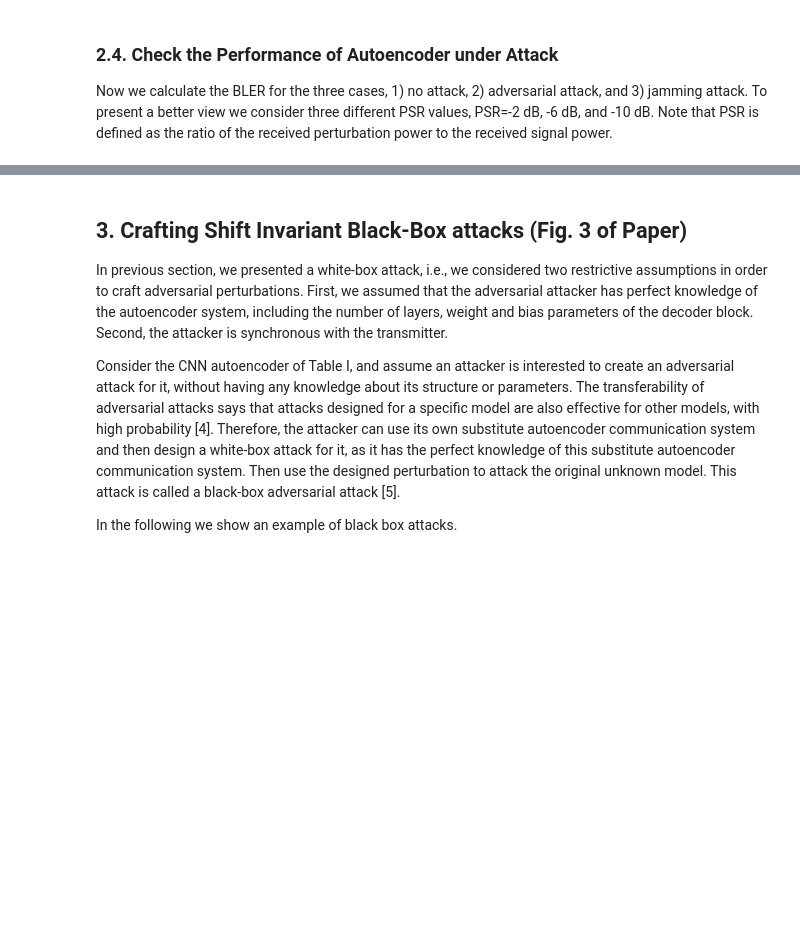
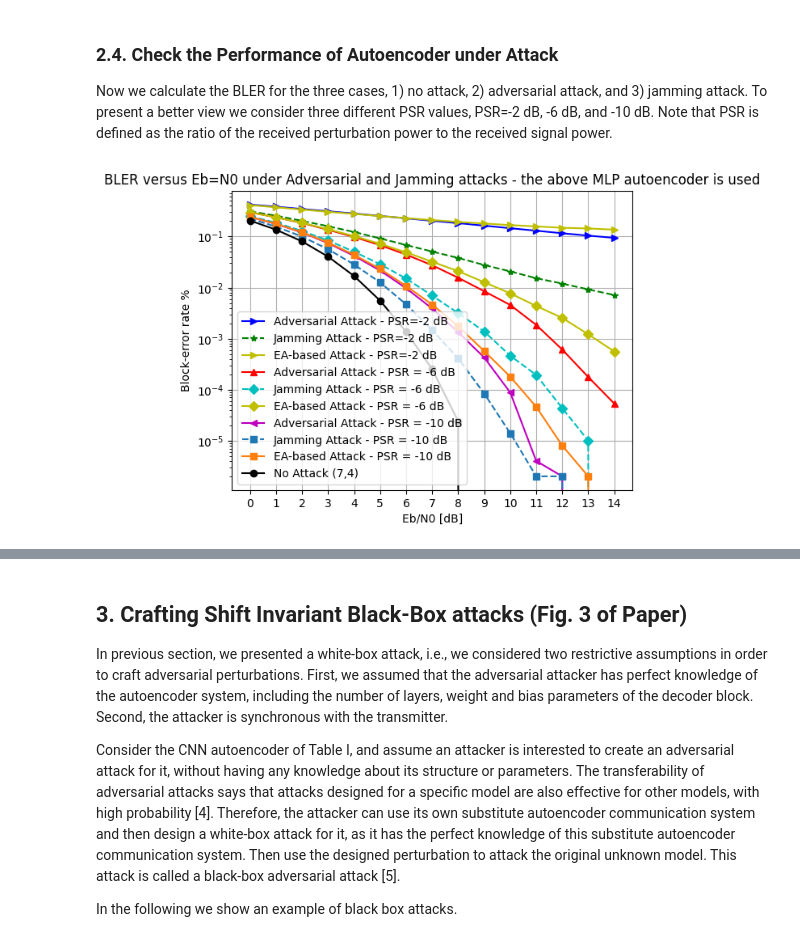
Before and after one commit to LuongHvd/ATTTin-20222, a Jupyter notebook: Adv_Attack_Autoencoders/Physical_Adversarial_Attacks_Against_E2E_Autoencoders.ipynb, the cells around one changed output, grey strips where cells are left out. Saved outputs shown, nothing was run; the diff lists cells and outputs as text; code cells hidden in the pictures; blank space fills up the shorter version.

```diff
--- a/Adv_Attack_Autoencoders/Physical_Adversarial_Attacks_Against_E2E_Autoencoders.ipynb
+++ b/Adv_Attack_Autoencoders/Physical_Adversarial_Attacks_Against_E2E_Autoencoders.ipynb
@@ -110,36 +143,38 @@ ebnodbs = np.linspace(0,14,15,dtype=int)
 batch_size = 1000
 #
 PSR_dB = -2
-_ , BLER_Adv_Attack_minus2, BLER_Jamming_Attack_minus2 = ae_MLP.bler_sim_attack_AWGN(universal_per_fgm_MLP.reshape(1,2,n), PSR_dB, ebnodbs, batch_size, 300) #50
+_ , BLER_Adv_Attack_minus2, BLER_Jamming_Attack_minus2, BLER_Eab_Attack_minus2 = ae_MLP.bler_sim_attack_AWGN_proposed(universal_per_fgm_MLP.reshape(1,2,n), universal_per_eab_MLP.reshape(1,2,n), PSR_dB, ebnodbs, batch_size, 300) #50
 #
 PSR_dB = -6
-_, BLER_Adv_Attack_minus6, BLER_Jamming_Attack_minus6 = ae_MLP.bler_sim_attack_AWGN(universal_per_fgm_MLP.reshape(1,2,n), PSR_dB, ebnodbs, batch_size, 300) #100
+_, BLER_Adv_Attack_minus6, BLER_Jamming_Attack_minus6, BLER_Eab_Attack_minus6 = ae_MLP.bler_sim_attack_AWGN_proposed(universal_per_fgm_MLP.reshape(1,2,n), universal_per_eab_MLP.reshape(1,2,n), PSR_dB, ebnodbs, batch_size, 300) #100
 #
 PSR_dB = -10
-BLER_No_Attack , BLER_Adv_Attack_minus10, BLER_Jamming_Attack_minus10 = ae_MLP.bler_sim_attack_AWGN(universal_per_fgm_MLP.reshape(1,2,n), PSR_dB, ebnodbs, batch_size, 500) # 300
+BLER_No_Attack , BLER_Adv_Attack_minus10, BLER_Jamming_Attack_minus10, BLER_Eab_Attack_minus10 = ae_MLP.bler_sim_attack_AWGN_proposed(universal_per_fgm_MLP.reshape(1,2,n), universal_per_eab_MLP.reshape(1,2,n), PSR_dB, ebnodbs, batch_size, 500) # 300
 #
 # %%
 fig, ax = plt.subplots()
 
-ax.plot(ebnodbs,BLER_Adv_Attack_minus2,'b>-',label='Sadeghi\'s Attack  - PSR=-2 dB')
+ax.plot(ebnodbs,BLER_Adv_Attack_minus2,'b>-',label='Adversarial Attack - PSR=-2 dB')
 ax.plot(ebnodbs,BLER_Jamming_Attack_minus2,'g*--',label='Jamming Attack - PSR=-2 dB')
-ax.plot(ebnodbs,1.5*BLER_Adv_Attack_minus2,'y>-',label='EA-based Attack - PSR=-2 dB')
+ax.plot(ebnodbs,BLER_Eab_Attack_minus2,'y>-',label='EA-based Attack - PSR=-2 dB')
 
-ax.plot(ebnodbs,BLER_Adv_Attack_minus6,'r^-',label='Sadeghi\'s Attack - PSR = -6 dB')
+ax.plot(ebnodbs,BLER_Adv_Attack_minus6,'r^-',label='Adversarial Attack - PSR = -6 dB')
 ax.plot(ebnodbs,BLER_Jamming_Attack_minus6,'cD--',label='Jamming Attack - PSR = -6 dB')
-ax.plot(ebnodbs,1.5*BLER_Adv_Attack_minus6,'yD-',label='EA-based Attack - PSR = -6 dB')
+ax.plot(ebnodbs,BLER_Eab_Attack_minus6,'yD-',label='EA-based Attack - PSR = -6 dB')
 
-ax.plot(ebnodbs,BLER_Adv_Attack_minus10,'m<-',label='Sadeghi\'s Attack - PSR = -10 dB')
+ax.plot(ebnodbs,BLER_Adv_Attack_minus10,'m<-',label='Adversarial Attack - PSR = -10 dB')
 ax.plot(ebnodbs,BLER_Jamming_Attack_minus10,'s--',label='Jamming Attack - PSR = -10 dB')
-ax.plot(ebnodbs,1.5*BLER_Adv_Attack_minus10,'s-',label='EA-based Attack - PSR = -10 dB')
+ax.plot(ebnodbs,BLER_Eab_Attack_minus10,'s-',label='EA-based Attack - PSR = -10 dB')
 
 ax.plot(ebnodbs,BLER_No_Attack,'ko-',label='No Attack ({},{})'.format(n,k))
 
 plt.title('BLER versus Eb=N0 under Adversarial and Jamming attacks - the above MLP autoencoder is used')
 plt.yscale('log')
 plt.legend(loc='lower left')
 plt.xticks(ebnodbs,ebnodbs)
 ax.set_xlabel('Eb/N0 [dB]')
 ax.set_ylabel('Block-error rate %')
 ax.grid(True)
 plt.show()
+# %% [output]
+[figure, added]
```
Also changed, not shown: parts of 5 cells of this notebook, 1 other file.
